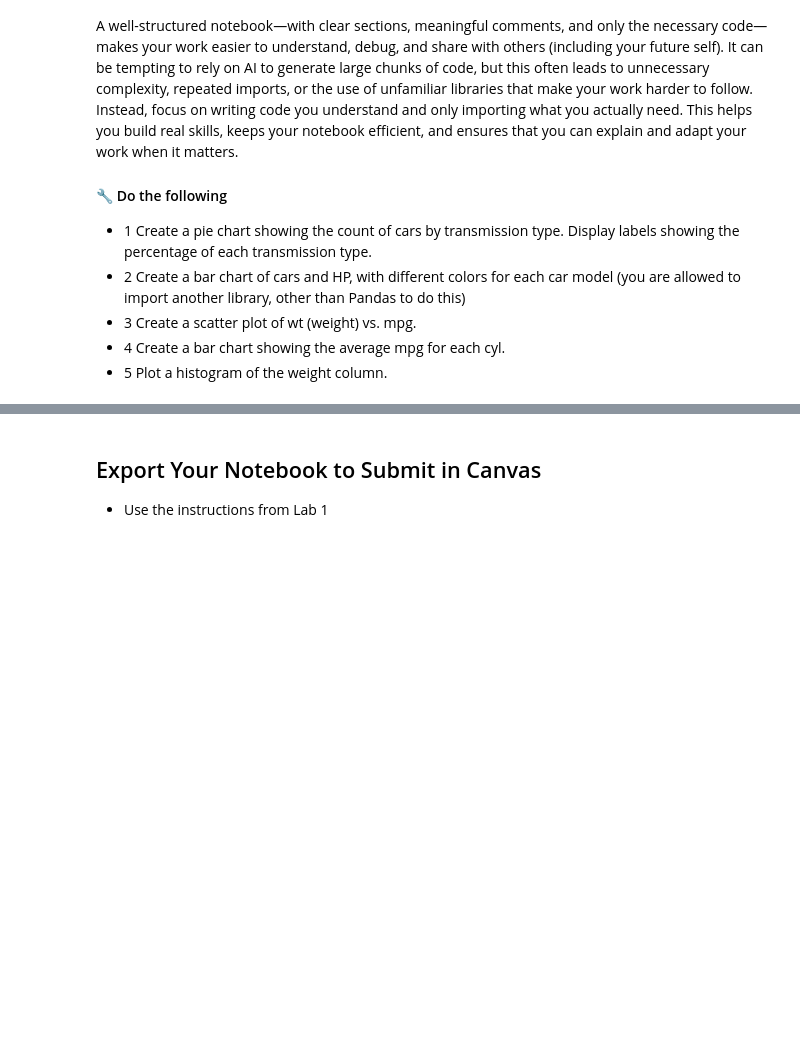
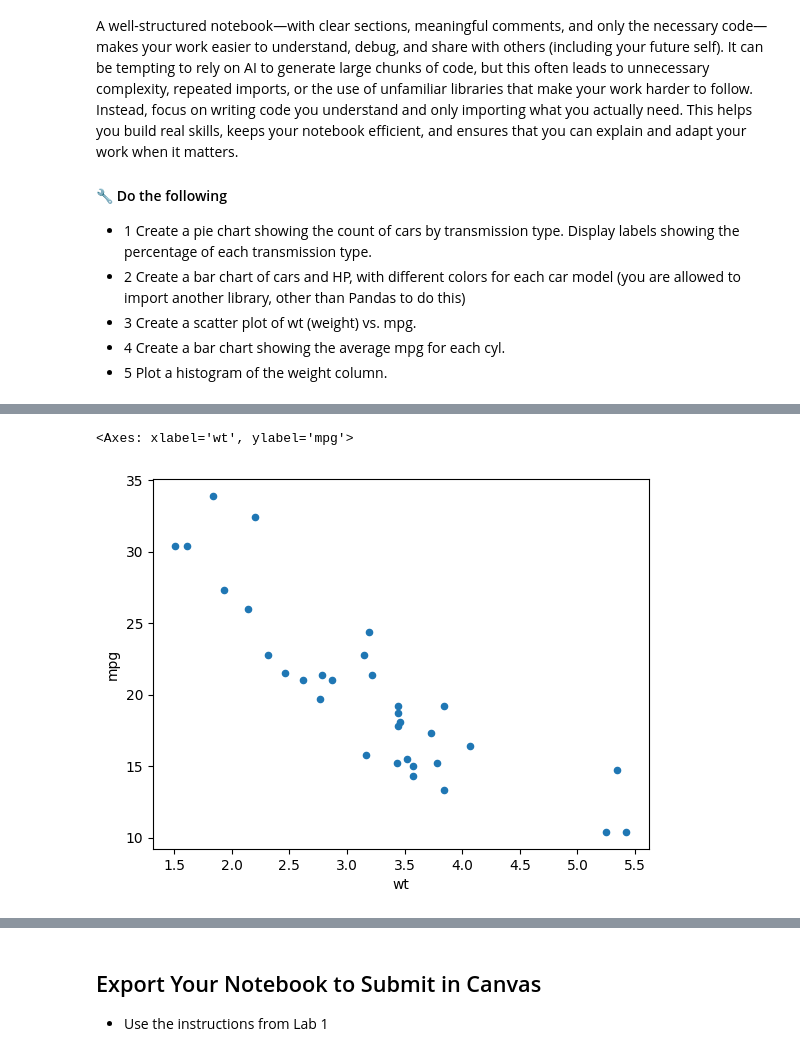
Before and after one commit to kkimhw0104/4487Fall2026, a Jupyter notebook: Labs/lab_03_visualization_intro.ipynb, the cells around one changed output, grey strips where cells are left out. Drawn from its saved outputs; the diff is of its cells as text; code cells hidden in the pictures; blank space fills up the shorter version.

```diff
--- a/Labs/lab_03_visualization_intro.ipynb
+++ b/Labs/lab_03_visualization_intro.ipynb
@@ -131,2 +201,6 @@ When working in Jupyter notebooks, it’s important to keep your code clean, org
 # %%
 #Scatter plot 🔧
+df.plot.scatter(x='wt',y='mpg')
+# %% [output]
+<Axes: xlabel='wt', ylabel='mpg'>
+[figure, added]
```
Also changed, not shown: parts of 14 cells of this notebook.
